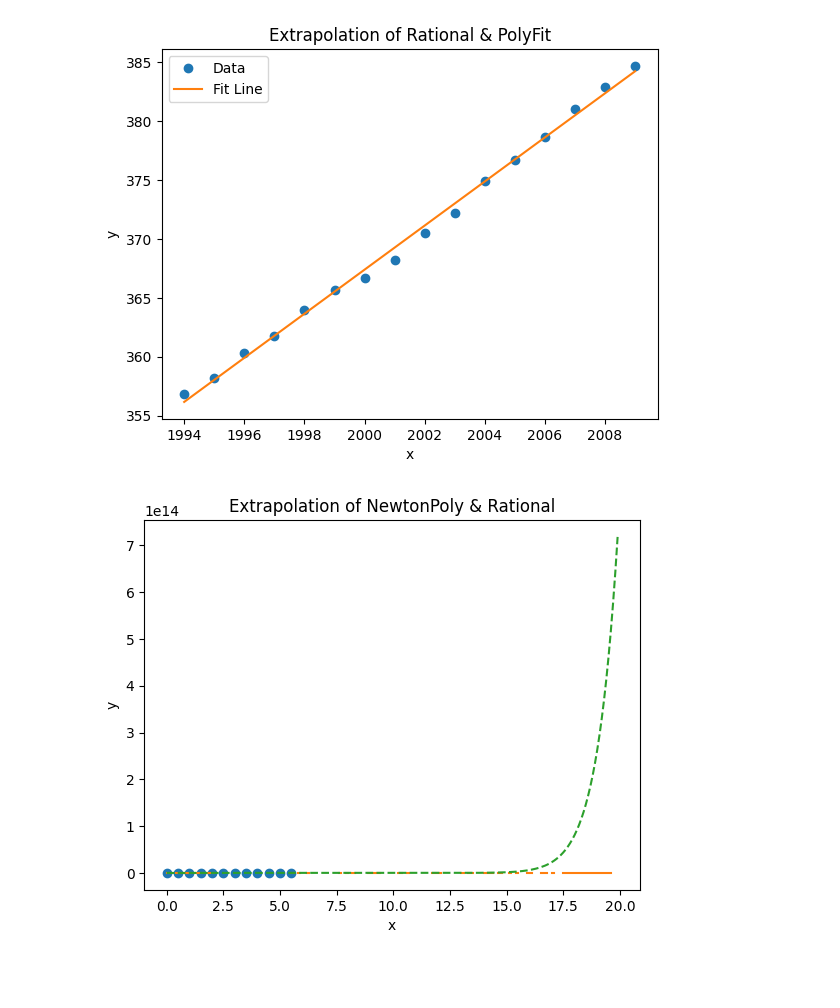
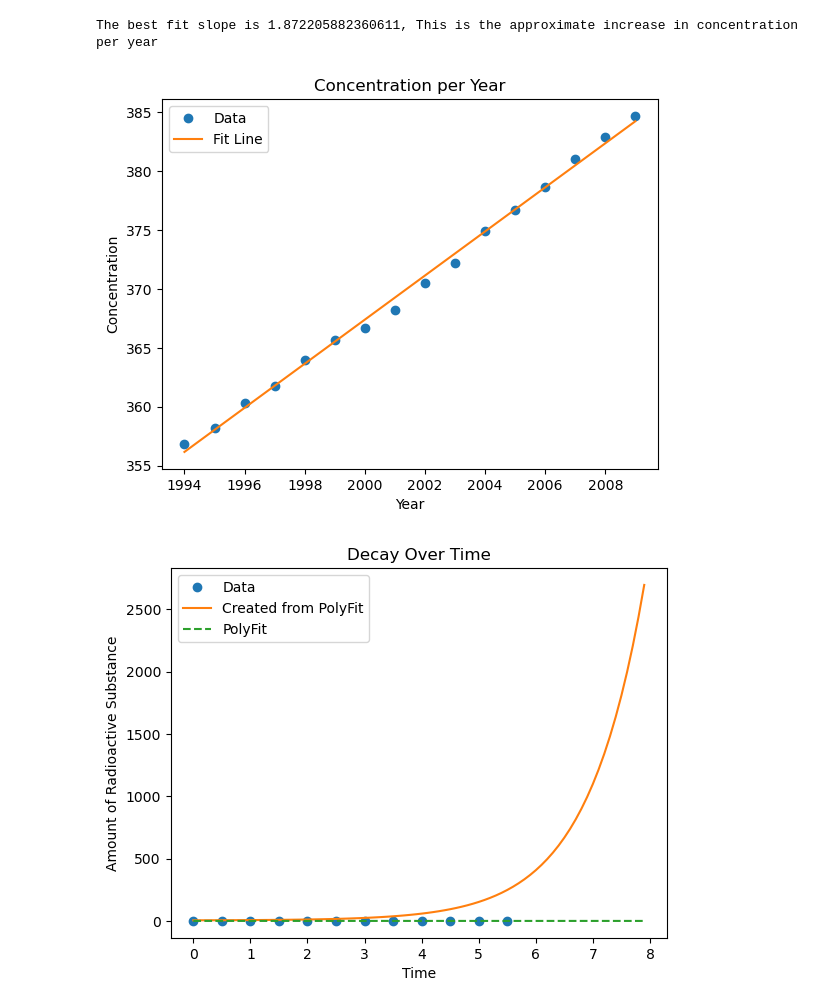
Before and after one commit to kavourbm/Aerospace-Computing, a Jupyter notebook: AEEM2058_Benjamin_Kavouras_HW4.ipynb, the cells around one changed output. Drawn from its saved outputs; the diff is of its cells as text; code cells hidden in the pictures; blank space fills up the shorter version.

```diff
--- a/AEEM2058_Benjamin_Kavouras_HW4.ipynb
+++ b/AEEM2058_Benjamin_Kavouras_HW4.ipynb
@@ -60,0 +63,11 @@ plt.show()
+# %%
+y3 = np.zeros(len(x))
+for i in range(len(coeffs)):
+    y3 = y3 + coeffs[i]*x**i
+plt.loglog(x_data_17,y_data_17,'o',x,y,'-',x,y3,'--')
+plt.xlabel('x')
+plt.ylabel('y')
+plt.title('Extrapolation of Rational & PolyFit')
+plt.legend(["Data","Rational","PolyFit"])
+plt.grid(True)
+plt.show()
@@ -64,31 +79,48 @@ ppm = np.array([356.8,358.2,360.3,361.8,364.0,365.7,366.7,368.2,370.5,372.2,374.
 
 y = np.zeros(len(year))
 
+slope = t.polyFit(year,ppm,1)
+
+print("The best fit slope is "+str(slope[1])+", This is the approximate increase in concentration per year")
+
 y = t.returnPoly(year,t.polyFit(year,ppm,1))
+
 plt.plot(year,ppm,'o',year,y,'-')
-plt.xlabel('x')
-plt.ylabel('y')
-plt.title('Extrapolation of Rational & PolyFit')
+plt.xlabel('Year')
+plt.ylabel('Concentration')
+plt.title('Concentration per Year')
 plt.legend(['Data','Fit Line'])
 plt.show()
 # %% [output]
+The best fit slope is 1.872205882360611, This is the approximate increase in concentration per year
-[figure, old version]
+[figure, new version]
 # %%
 years = np.array([0,0.5,1,1.5,2,2.5,3,3.5,4,4.5,5,5.5])
 intensity = np.array([1.000,.994,.990,.985,.979,.977,.972,.969,.967,.960,.956,.952])
 
-x = np.arange(0,20,.1)
+x = np.arange(0,8,.1)
 y = np.zeros([len(x),4])
-for i in range(len(x)):
+#for i in range(len(x)):
     #y[i,0] = t.evalSpline(years,intensity,t.curvatures(years,intensity),x[i])
-    y[i,1] = t.rational(years,intensity,x[i])
+    #y[i,1] = t.rational(years,intensity,x[i])
     #y[i,2] = t.evalPoly(t.coeffts(years,intensity),years,x[i])
-y[:,3] = t.returnPoly(x,t.polyFit(years,intensity,21))
+y[:,3] = t.returnPoly(x,t.polyFit(years,intensity,1))
+for i in range(len(y[:,3])):
+    if y[i,3] < .5:
+        print("The Half-Life is "+str(x[i])+" years.")
+        break
 
-plt.plot(years,intensity,'o',x,y[:,1],'-',x,y[:,3],'--')
-plt.xlabel('x')
-plt.ylabel('y')
-plt.title('Extrapolation of NewtonPoly & Rational')
+coeffyucky = t.polyFit(years,intensity,5)
+
+yuck = np.zeros((len(x)))*1.0
+for i in range(len(coeffyucky)):
+    yuck = yuck + np.e**(coeffyucky[i]*x)
+
+plt.plot(years,intensity,'o',x,yuck,'-',x,y[:,3],'--')
+plt.xlabel('Time')
+plt.ylabel('Amount of Radioactive Substance')
+plt.legend(['Data','Created from PolyFit','PolyFit'])
+plt.title('Decay Over Time')
 plt.show()
 # %% [output]
-[figure, old version]
+[figure, new version]
```
Also changed, not shown: parts of 4 cells of this notebook, 4 other files.
